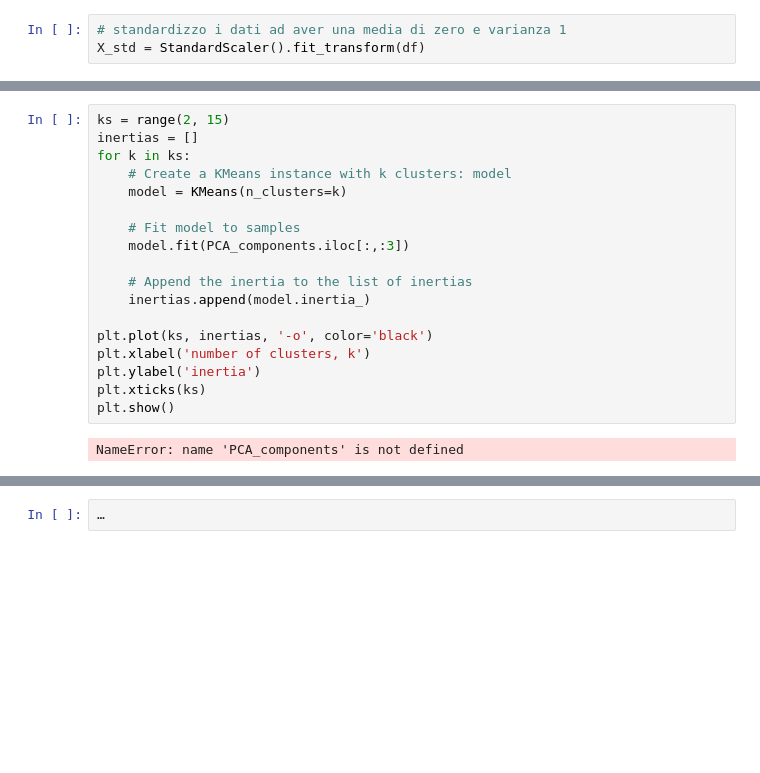
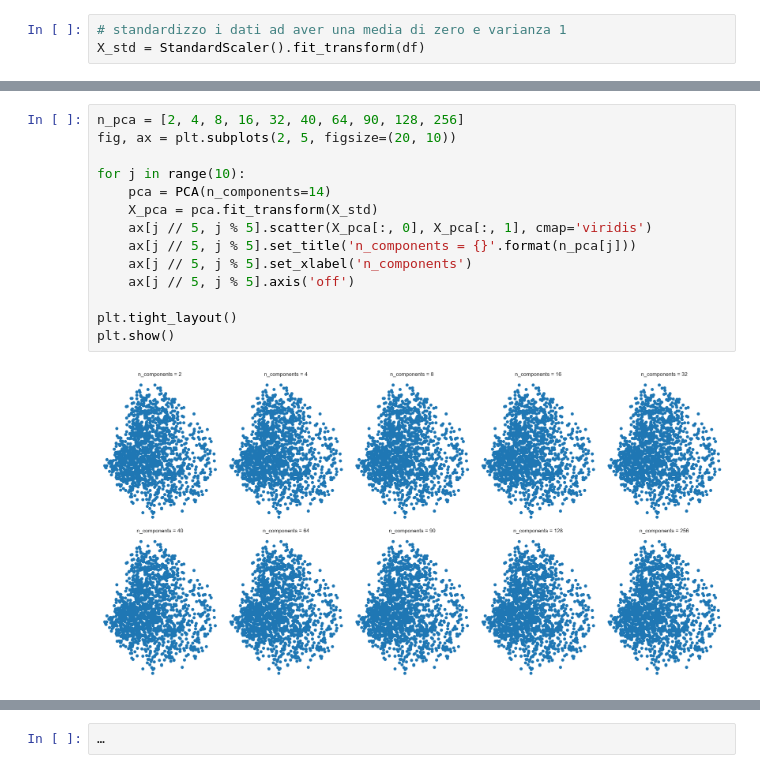
Before and after one commit to emiliodallatorre/unive-clustering-python, a Jupyter notebook: findPCA.ipynb, the cells around one changed output, grey strips where cells are left out. Drawn from its saved outputs; the diff is of its cells as text; blank space fills up the shorter version.

```diff
--- a/findPCA.ipynb
+++ b/findPCA.ipynb
@@ -66,23 +41,19 @@ Text(0, 0.5, 'PCA 2')
-# %%
-ks = range(2, 15)
-inertias = []
-for k in ks:
-    # Create a KMeans instance with k clusters: model
-    model = KMeans(n_clusters=k)
-
-    # Fit model to samples
-    model.fit(PCA_components.iloc[:,:3])
-
-    # Append the inertia to the list of inertias
-    inertias.append(model.inertia_)
-
-plt.plot(ks, inertias, '-o', color='black')
-plt.xlabel('number of clusters, k')
-plt.ylabel('inertia')
-plt.xticks(ks)
-plt.show()
-# %% [output]
-NameError: name 'PCA_components' is not defined
+# %%
+n_pca = [2, 4, 8, 16, 32, 40, 64, 90, 128, 256]
+fig, ax = plt.subplots(2, 5, figsize=(20, 10))
+
+for j in range(10):
+    pca = PCA(n_components=14)
+    X_pca = pca.fit_transform(X_std)
+    ax[j // 5, j % 5].scatter(X_pca[:, 0], X_pca[:, 1], cmap='viridis')
+    ax[j // 5, j % 5].set_title('n_components = {}'.format(n_pca[j]))
+    ax[j // 5, j % 5].set_xlabel('n_components')
+    ax[j // 5, j % 5].axis('off')
+
+plt.tight_layout()
+plt.show()
+# %% [output]
+[figure, added]
 # %%
 percent_pca = [0.1, 0.2, 0.3, 0.4, 0.5, 0.6, 0.7, 0.8, 0.9]
 fig, ax = plt.subplots(3, 3, figsize=(35, 30))
```
Also changed, not shown: parts of 4 cells of this notebook, 4 other files.
